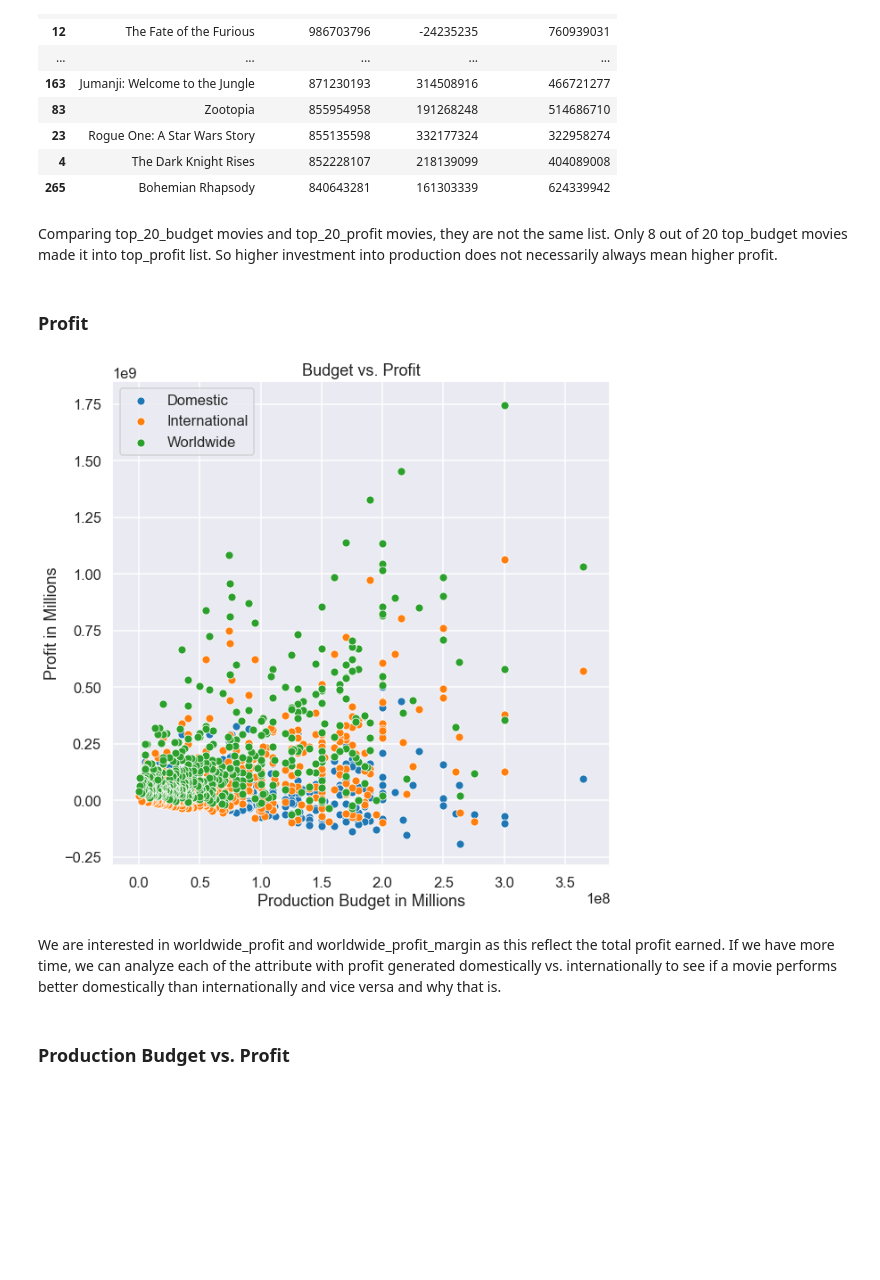
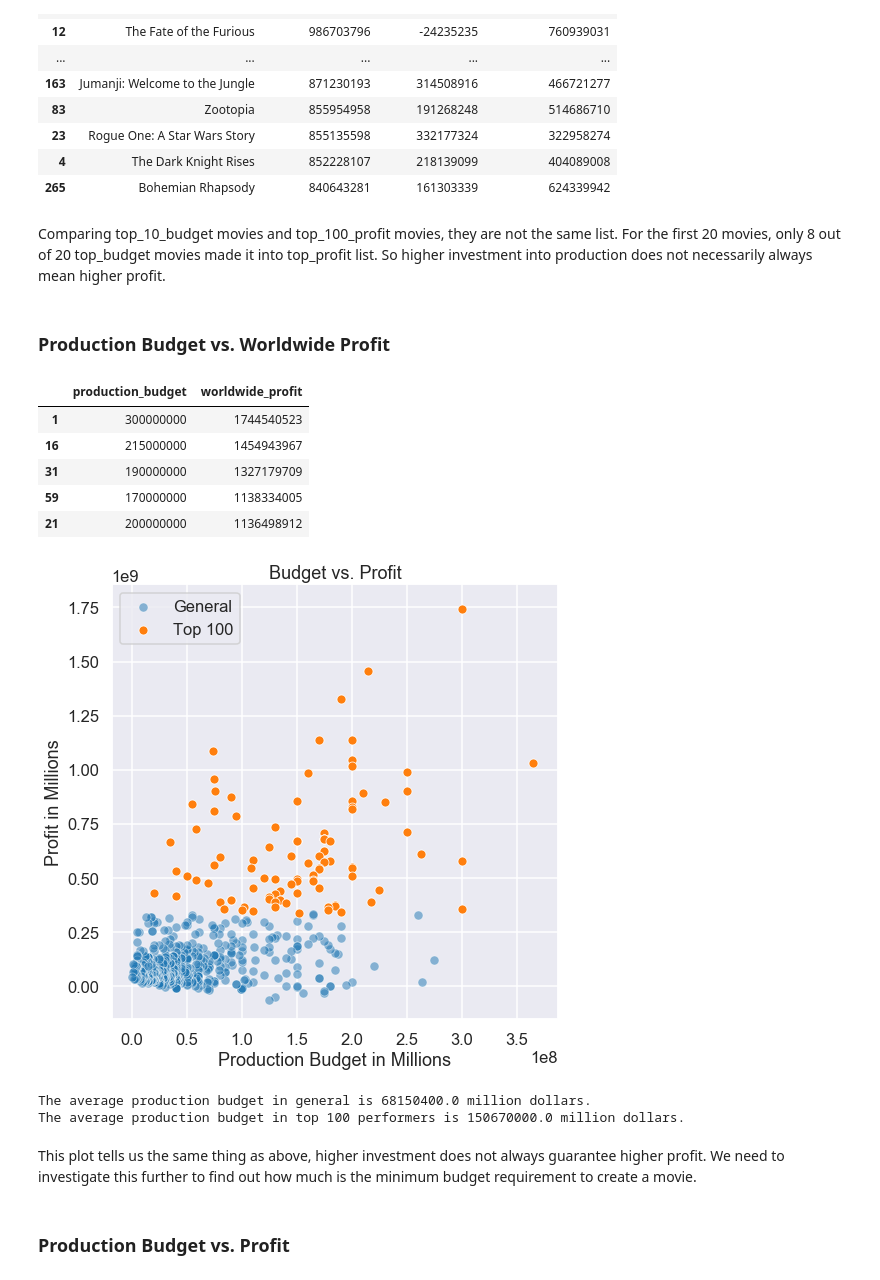
Before and after one commit to baotramduong/Porfolio_Project_The_Movie_Industry, a Jupyter notebook: Part III - Data Analysis & Visualization, Actionable Insight, Conclusion & Future Works.ipynb, the cells around one changed output. Saved outputs shown, nothing was run; the diff lists cells and outputs as text; code cells hidden in the pictures; blank space fills up the shorter version.

```diff
--- a/Part III - Data Analysis & Visualization, Actionable Insight, Conclusion & Future Works.ipynb
+++ b/Part III - Data Analysis & Visualization, Actionable Insight, Conclusion & Future Works.ipynb
@@ -184,33 +201,52 @@ top_20_profit
 | 4 | The Dark Knight Rises | 852228107 | 218139099 | 404089008 |
 | 265 | Bohemian Rhapsody | 840643281 | 161303339 | 624339942 |
 # %% [markdown]
-Comparing top_20_budget movies and top_20_profit movies, they are not the same list. Only 8 out of 20 top_budget movies made it into top_profit list. So higher investment into production does not necessarily always mean higher profit.
+Comparing top_10_budget movies and top_100_profit movies, they are not the same list. For the first 20 movies, only 8 out of 20 top_budget movies made it into top_profit list. So higher investment into production does not necessarily always mean higher profit.
 # %% [markdown]
-### Profit
+### Production Budget vs. Worldwide Profit
+# %%
+#create sub dataframe for production_budget and worldwide_profit of top 100 performers
+budget_vs_100_profit = full_df[['production_budget', 'worldwide_profit']].sort_values(by = 'worldwide_profit', ascending = False)[:100]
+budget_vs_100_profit.head()
+# %% [output]
+|  | production_budget | worldwide_profit |
+| 1 | 300000000 | 1744540523 |
+| 16 | 215000000 | 1454943967 |
+| 31 | 190000000 | 1327179709 |
+| 59 | 170000000 | 1138334005 |
+| 21 | 200000000 | 1136498912 |
 # %%
-#plot
-plt.figure(figsize = (10, 10))
-ax1 = sns.scatterplot(x = full_df['production_budget'], y = full_df['domestic_profit'],
-                      label = 'Domestic')
-ax2 = sns.scatterplot(x = full_df['production_budget'], y = full_df['international_profit'],
-                     label = 'International')
-ax3 = sns.scatterplot(x = full_df['production_budget'], y = full_df['worldwide_profit'],
-                     label = 'Worldwide')
+#plot production_budget vs. worldwide_profit for general trend and top 100 performers trend
+plt.figure(figsize = (8, 8))
+
+#general
+ax1 = sns.scatterplot(x = full_df['production_budget'], y = full_df['worldwide_profit'],
+                     label = 'General', alpha = 0.5)
+#top 100
+ax2 = sns.scatterplot(x = budget_vs_100_profit['production_budget'], y = budget_vs_100_profit['worldwide_profit'],
+                     label = 'Top 100')
 
 #set labels
 plt.legend()
 plt.title('Budget vs. Profit')
 plt.xlabel('Production Budget in Millions')
 plt.ylabel('Profit in Millions')
 
 #show
 plt.show()
 # %% [output]
-[figure, old version]
+[figure, new version]
 # %%
 #save
 fig.savefig('budget_vs_profit.png')
-# %% [markdown]
-We are interested in worldwide_profit and worldwide_profit_margin as this reflect the total profit earned. If we have more time, we can analyze each of the attribute with profit generated domestically vs. internationally to see if a movie performs better domestically than internationally and vice versa and why that is.
+# %%
+#compare production_budget between general trend and top 100 sucessful trend
+print('The average production budget in general is', full_df['production_budget'].mean(), 'million dollars.')
+print('The average production budget in top 100 performers is', budget_vs_100_profit['production_budget'].mean(), 'million dollars.')
+# %% [output]
+The average production budget in general is 68150400.0 million dollars.
+The average production budget in top 100 performers is 150670000.0 million dollars.
+# %% [markdown]
+This plot tells us the same thing as above, higher investment does not always guarantee higher profit. We need to investigate this further to find out how much is the minimum budget requirement to create a movie.
 # %% [markdown]
 ### Production Budget vs. Profit
```
Also changed, not shown: parts of 35 cells of this notebook, 1 other file.
